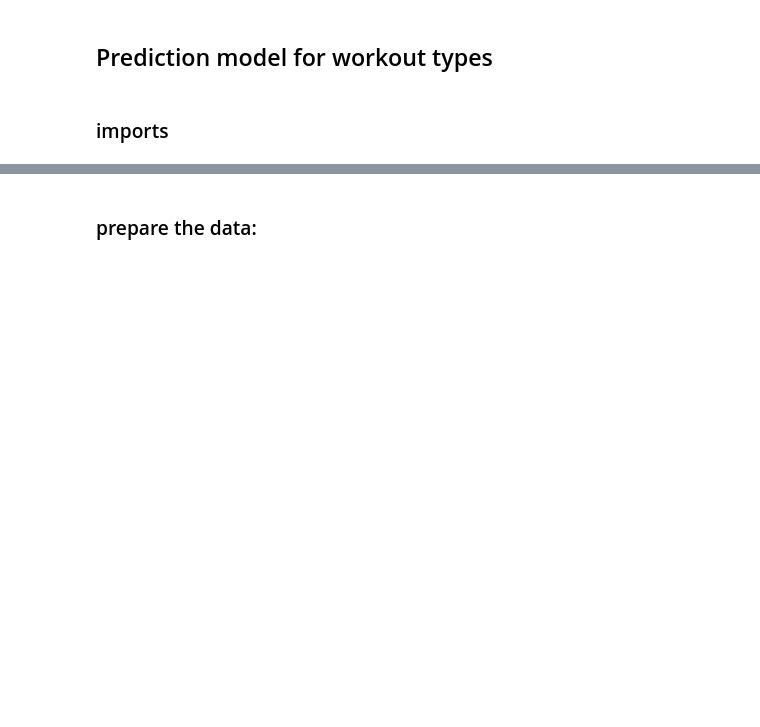
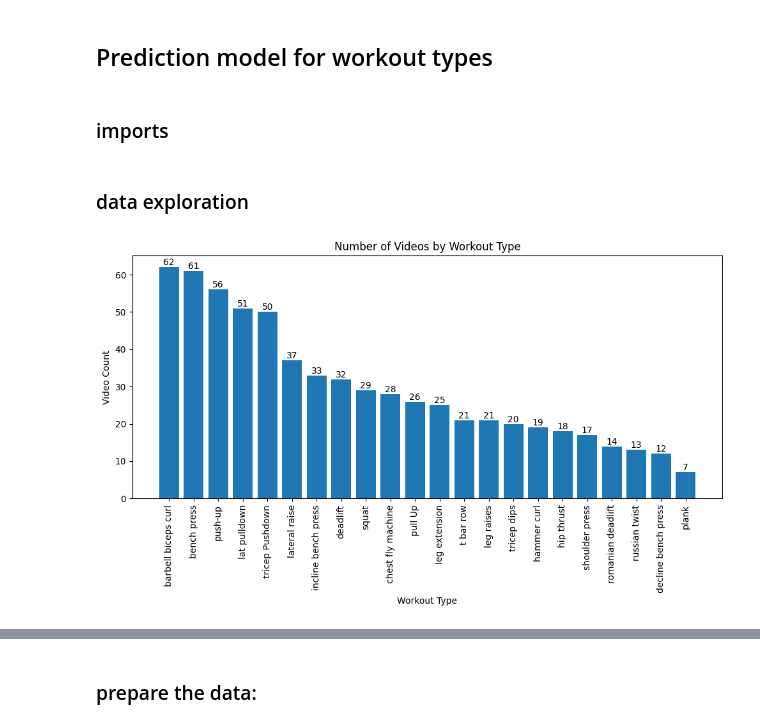
Before and after one commit to MiriMichaeli/cv_study, a Jupyter notebook: video_classification.ipynb, the cells around one changed output, grey strips where cells are left out. Drawn from its saved outputs; the diff is of its cells as text; code cells hidden in the pictures; blank space fills up the shorter version.

Commit message:
added code and plots for data exploration, including how many videos per workout type, and distributions of their lengths.

```diff
--- a/video_classification.ipynb
+++ b/video_classification.ipynb
@@ -15,3 +17,33 @@ from tensorflow.keras.optimizers import Adam
 from tensorflow.keras.preprocessing.image import img_to_array
 from sklearn.preprocessing import MultiLabelBinarizer
 from sklearn.metrics import classification_report, confusion_matrix
+# %% [markdown]
+### data exploration
+# %%
+# get an idea of how many videos in each folder (type)
+data_dir = '/Users/mirimichaeli/projects/video_classisifcation/workoutfitness-video'
+
+video_count = {}
+for category in os.listdir(data_dir):
+    category_dir = os.path.join(data_dir, category)
+    video_count[os.path.basename(category_dir)] = len([entry for entry in os.listdir(category_dir) if os.path.isfile(os.path.join(category_dir, entry))])
+
+video_count_df = pd.DataFrame({'workout_type' : video_count.keys(),
+                               'video_count' : video_count.values()})
+video_count_df.sort_values(by='video_count', ascending=False, inplace=True)
+
+# Plotting
+# Plotting
+plt.figure(figsize=(10, 6))
+plt.bar(video_count_df['workout_type'], video_count_df['video_count'])
+plt.xlabel('Workout Type')
+plt.ylabel('Video Count')
+plt.title('Number of Videos by Workout Type')
+plt.xticks(rotation=90)
+# Adding labels to each bar
+for i, count in enumerate(video_count_df['video_count']):
+    plt.text(i, count, str(count), ha='center', va='bottom')
+plt.tight_layout()
+plt.show()
+# %% [output]
+[figure, added]
```
Also changed, not shown: parts of 4 cells of this notebook.
